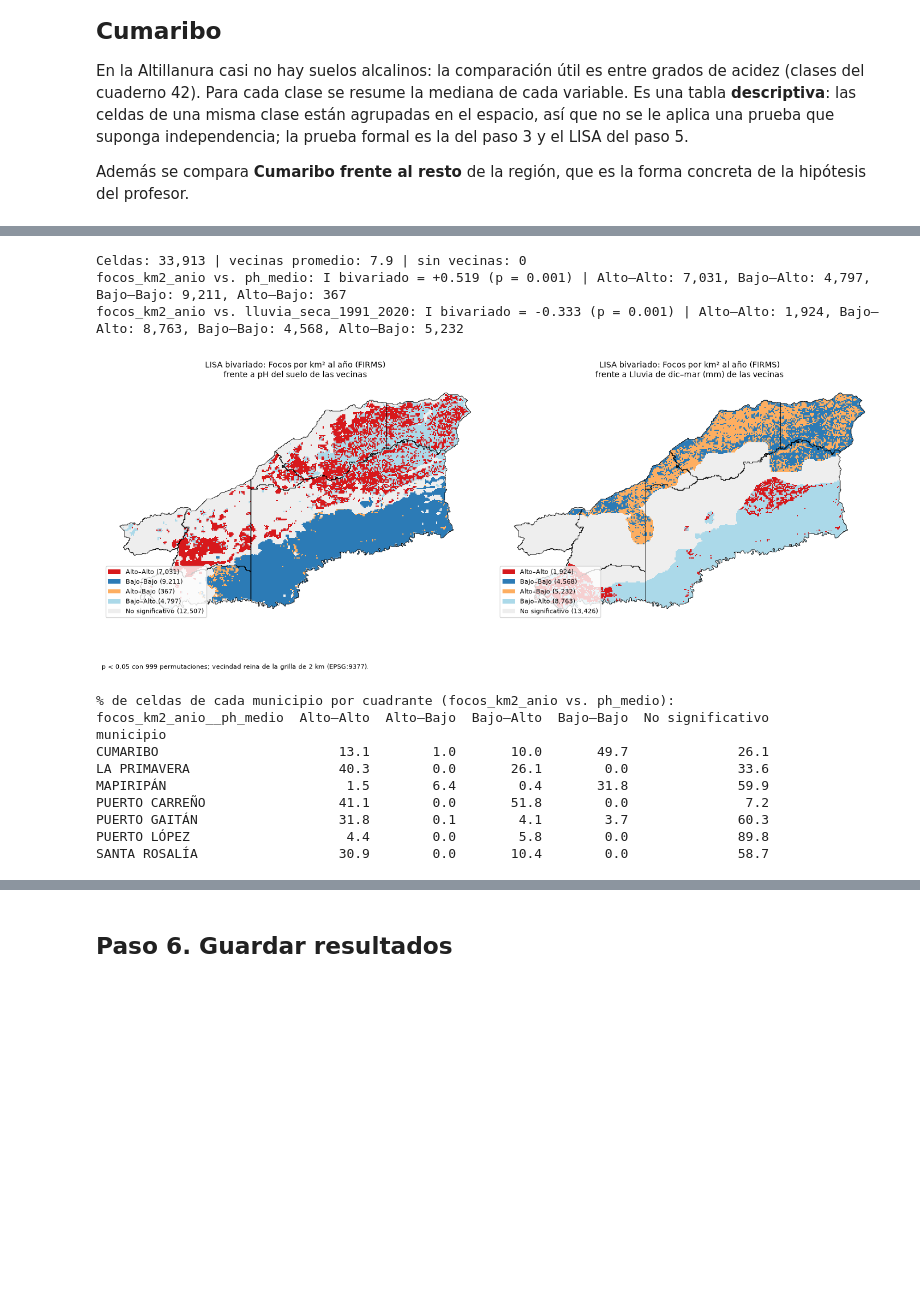
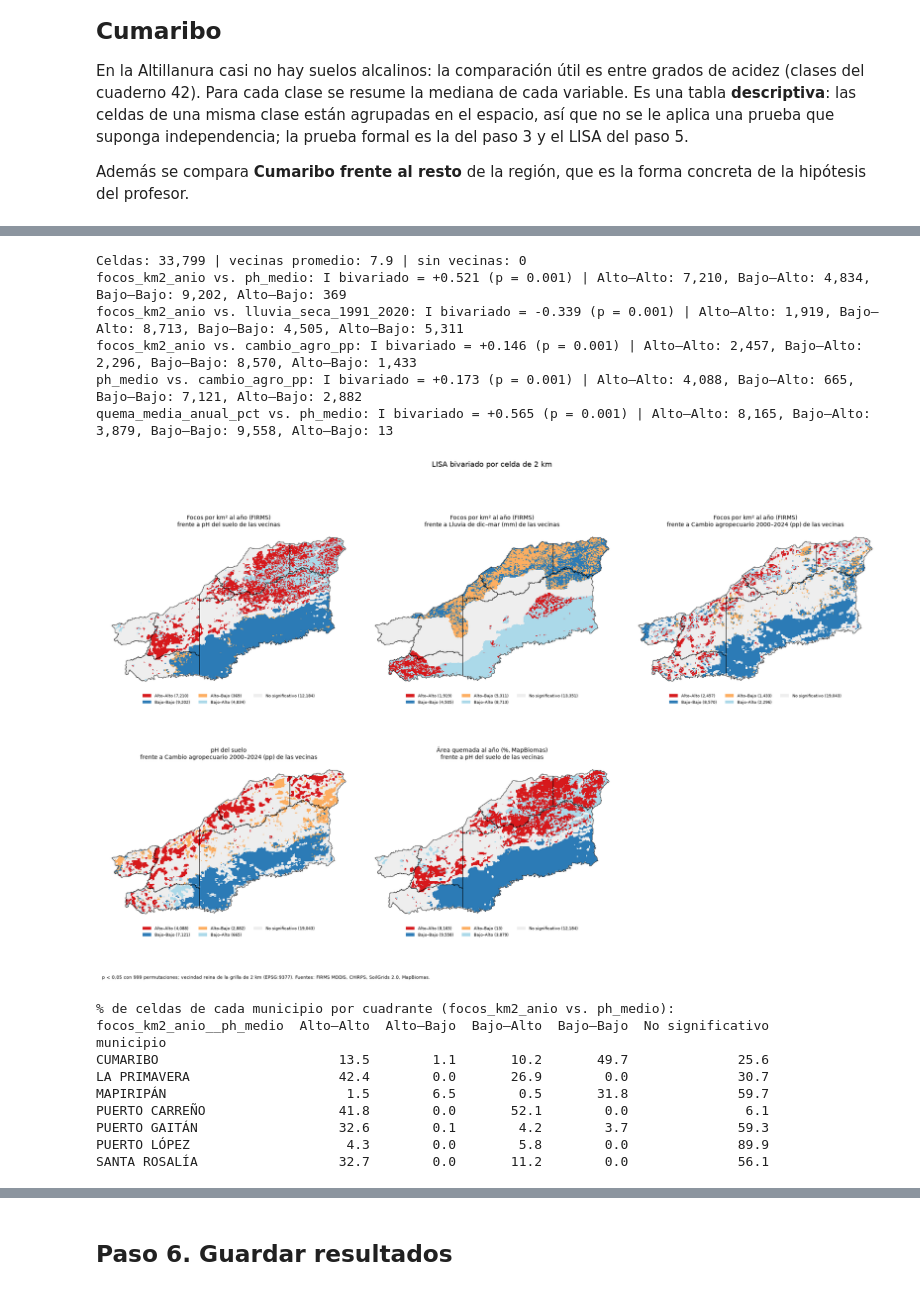
Before and after one commit to DanielFelipeRuizBermudez/Proyecto-ALTILLANURA, a Jupyter notebook: notebooks/60_integracion/61_correlaciones_espaciales.ipynb, the cells around one changed output, grey strips where cells are left out. Cells and saved outputs as stored; diff of their text form; code cells hidden in the pictures; blank space fills up the shorter version.

Commit message:
fix: cuaderno 61 con quema y agro, capas obligatorias, celda_valida, Holm y n efectivo promediado

```diff
--- a/notebooks/60_integracion/61_correlaciones_espaciales.ipynb
+++ b/notebooks/60_integracion/61_correlaciones_espaciales.ipynb
@@ -32,8 +32,11 @@ EN_COLAB = 'google.colab' in sys.modules
 REPO = 'https://github.com/DanielFelipeRuizBermudez/Proyecto-ALTILLANURA.git'
 
 if EN_COLAB:
-    from google.colab import drive
-    drive.mount('/content/drive')
+    try:   # este cuaderno no usa Drive; si el permiso falla, sigue
+        from google.colab import drive
+        drive.mount('/content/drive')
+    except Exception as e:
+        print('Drive no montado (este cuaderno no lo necesita):', e)
     # Los datos crudos pesados (MGN, CSV de FIRMS, copia del ONI) siguen en Drive
     CRUDOS = '/content/drive/MyDrive/proyecto-altillanura-STDG/datos/crudos'
     RAIZ = '/content/Proyecto-ALTILLANURA'
@@ -312,64 +367,71 @@ w = libpysal.weights.W(vecinos, silence_warnings=True)
 w.transform = 'r'
 print(f'Celdas: {w.n:,} | vecinas promedio: {w.mean_neighbors:.1f} | sin vecinas: {len(aisladas)}')
 
-PARES = [('focos_km2_anio', 'ph_medio'), ('focos_km2_anio', 'lluvia_seca_1991_2020')]
-if 'cambio_agro_pp' in d.columns:
-    PARES += [('focos_km2_anio', 'cambio_agro_pp'), ('ph_medio', 'cambio_agro_pp')]
-if 'quema_media_anual_pct' in d.columns:
-    PARES += [('quema_media_anual_pct', 'ph_medio')]
+PARES = [('focos_km2_anio', 'ph_medio'), ('focos_km2_anio', 'lluvia_seca_1991_2020'),
+         ('focos_km2_anio', 'cambio_agro_pp'), ('ph_medio', 'cambio_agro_pp'),
+         ('quema_media_anual_pct', 'ph_medio')]
 
 ETIQ = {1: 'Alto–Alto', 2: 'Bajo–Alto', 3: 'Bajo–Bajo', 4: 'Alto–Bajo'}
 glob, lisa = [], pd.DataFrame({'id_celda': d['id_celda']})
 for x, y in PARES:
     gm = esda.Moran_BV(d[x].values, d[y].values, w, permutations=999)
     lm = esda.Moran_Local_BV(d[x].values, d[y].values, w, permutations=999, seed=SEMILLA)
     cuad = np.where(lm.p_sim < 0.05, lm.q, 0)
     lisa[f'{x}__{y}'] = pd.Series(cuad).map(ETIQ).fillna('No significativo').values
     conteo = lisa[f'{x}__{y}'].value_counts()
     glob.append({'x': x, 'y': y, 'I_bivariado': gm.I, 'p_permutacion': gm.p_sim,
                  **{f'celdas_{e}': int(conteo.get(e, 0)) for e in list(ETIQ.values()) + ['No significativo']}})
     print(f'{x} vs. {y}: I bivariado = {gm.I:+.3f} (p = {gm.p_sim:.3f}) | ' +
           ', '.join(f'{e}: {conteo.get(e, 0):,}' for e in ETIQ.values()))
 glob = pd.DataFrame(glob)
 
 colores = {'Alto–Alto': '#d7191c', 'Bajo–Bajo': '#2c7bb6', 'Alto–Bajo': '#fdae61',
            'Bajo–Alto': '#abd9e9', 'No significativo': '#eeeeee'}
 mpios = d.dissolve(by='mpio_cnmbr')
-fig, axes = plt.subplots(1, len(PARES), figsize=(7 * len(PARES), 6), squeeze=False)
-for ax, (x, y) in zip(axes[0], PARES):
+ncol = int(np.ceil(len(PARES) / 2))
+fig, axes = plt.subplots(2, ncol, figsize=(6.5 * ncol, 13), squeeze=False)
+for ax, (x, y) in zip(axes.flat, PARES):
     col = lisa[f'{x}__{y}']
     for e, c in colores.items():
         sub = d[col.values == e]
         if len(sub):
             sub.plot(ax=ax, color=c, linewidth=0, label=f'{e} ({len(sub):,})')
     mpios.boundary.plot(ax=ax, color='black', linewidth=0.6)
-    ax.set_title(f'LISA bivariado: {VARIABLES[x]}\nfrente a {VARIABLES[y]} de las vecinas', fontsize=10)
-    ax.legend(fontsize=8, loc='lower left'); ax.set_axis_off()
-fig.text(0.01, 0.01, 'p < 0,05 con 999 permutaciones; vecindad reina de la grilla de 2 km (EPSG:9377).', fontsize=8)
-plt.tight_layout()
+    ax.set_title(f'{VARIABLES[x]}\nfrente a {VARIABLES[y]} de las vecinas', fontsize=10)
+    ax.legend(fontsize=7.5, loc='upper center', bbox_to_anchor=(0.5, -0.01), ncol=3, frameon=False)
+    ax.set_axis_off()
+for ax in axes.flat[len(PARES):]:
+    ax.set_visible(False)
+fig.suptitle('LISA bivariado por celda de 2 km', fontsize=13)
+fig.text(0.01, 0.005, 'p < 0,05 con 999 permutaciones; vecindad reina de la grilla de 2 km (EPSG:9377). '
+         'Fuentes: FIRMS MODIS, CHIRPS, SoilGrids 2.0, MapBiomas.', fontsize=8)
+plt.tight_layout(rect=(0, 0.02, 1, 0.97))
 plt.savefig(f'{GRAF_INT}/61_lisa_bivariado.png', dpi=150, bbox_inches='tight')
 plt.show()
 
 por_mpio = (lisa.assign(municipio=d['mpio_cnmbr'].values)
             .groupby('municipio')[f'{PARES[0][0]}__{PARES[0][1]}'].value_counts(normalize=True)
             .mul(100).unstack(fill_value=0).round(1))
 print(f'\n% de celdas de cada municipio por cuadrante ({PARES[0][0]} vs. {PARES[0][1]}):')
 print(por_mpio.to_string())
 # %% [output]
-Celdas: 33,913 | vecinas promedio: 7.9 | sin vecinas: 0
-focos_km2_anio vs. ph_medio: I bivariado = +0.519 (p = 0.001) | Alto–Alto: 7,031, Bajo–Alto: 4,797, Bajo–Bajo: 9,211, Alto–Bajo: 367
-focos_km2_anio vs. lluvia_seca_1991_2020: I bivariado = -0.333 (p = 0.001) | Alto–Alto: 1,924, Bajo–Alto: 8,763, Bajo–Bajo: 4,568, Alto–Bajo: 5,232
+Celdas: 33,799 | vecinas promedio: 7.9 | sin vecinas: 0
+focos_km2_anio vs. ph_medio: I bivariado = +0.521 (p = 0.001) | Alto–Alto: 7,210, Bajo–Alto: 4,834, Bajo–Bajo: 9,202, Alto–Bajo: 369
+focos_km2_anio vs. lluvia_seca_1991_2020: I bivariado = -0.339 (p = 0.001) | Alto–Alto: 1,919, Bajo–Alto: 8,713, Bajo–Bajo: 4,505, Alto–Bajo: 5,311
+focos_km2_anio vs. cambio_agro_pp: I bivariado = +0.146 (p = 0.001) | Alto–Alto: 2,457, Bajo–Alto: 2,296, Bajo–Bajo: 8,570, Alto–Bajo: 1,433
+ph_medio vs. cambio_agro_pp: I bivariado = +0.173 (p = 0.001) | Alto–Alto: 4,088, Bajo–Alto: 665, Bajo–Bajo: 7,121, Alto–Bajo: 2,882
+quema_media_anual_pct vs. ph_medio: I bivariado = +0.565 (p = 0.001) | Alto–Alto: 8,165, Bajo–Alto: 3,879, Bajo–Bajo: 9,558, Alto–Bajo: 13
-[figure, old version]
+[figure, new version]
 % de celdas de cada municipio por cuadrante (focos_km2_anio vs. ph_medio):
 focos_km2_anio__ph_medio  Alto–Alto  Alto–Bajo  Bajo–Alto  Bajo–Bajo  No significativo
 municipio
-CUMARIBO                       13.1        1.0       10.0       49.7              26.1
-LA PRIMAVERA                   40.3        0.0       26.1        0.0              33.6
-MAPIRIPÁN                       1.5        6.4        0.4       31.8              59.9
-PUERTO CARREÑO                 41.1        0.0       51.8        0.0               7.2
-PUERTO GAITÁN                  31.8        0.1        4.1        3.7              60.3
-PUERTO LÓPEZ                    4.4        0.0        5.8        0.0              89.8
-SANTA ROSALÍA                  30.9        0.0       10.4        0.0              58.7
+CUMARIBO                       13.5        1.1       10.2       49.7              25.6
+LA PRIMAVERA                   42.4        0.0       26.9        0.0              30.7
+MAPIRIPÁN                       1.5        6.5        0.5       31.8              59.7
+PUERTO CARREÑO                 41.8        0.0       52.1        0.0               6.1
+PUERTO GAITÁN                  32.6        0.1        4.2        3.7              59.3
+PUERTO LÓPEZ                    4.3        0.0        5.8        0.0              89.9
+SANTA ROSALÍA                  32.7        0.0       11.2        0.0              56.1
 # %% [markdown]
 ### Cómo leer los resultados
 
```
Also changed, not shown: parts of 12 cells of this notebook, 8 other files.
